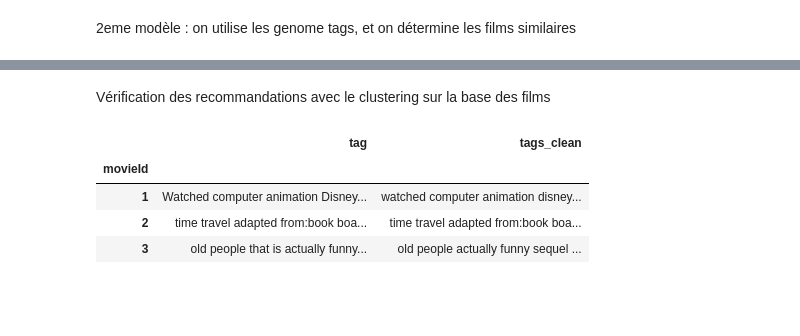
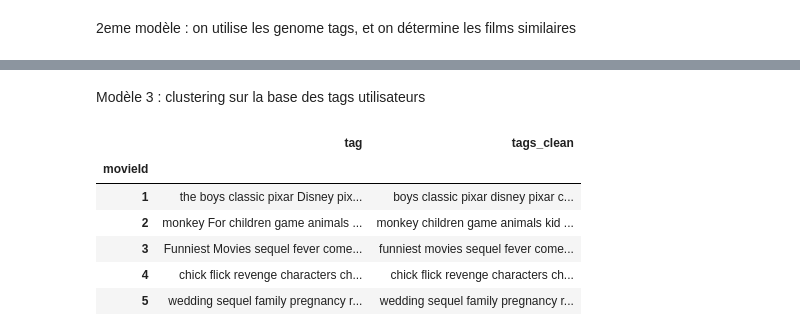
Before and after one commit to BoostMetrics/Recommandation-de-films, a Jupyter notebook: notebooks/03-modeling/model_mvlens_filtrage_contenu.ipynb, the cells around one changed output, grey strips where cells are left out. Cells and saved outputs as stored; diff of their text form; code cells hidden in the pictures; blank space fills up the shorter version.

```diff
--- a/notebooks/03-modeling/model_mvlens_filtrage_contenu.ipynb
+++ b/notebooks/03-modeling/model_mvlens_filtrage_contenu.ipynb
@@ -173 +18,5 @@ memory usage: 17.8 KB
+# %%
+movies = pd.read_csv('ratings_preprocessed.csv')
+tagsMovie = pd.read_csv('tags_preprocessed.csv')
+genomeMovie = pd.read_csv('genome_scores_preprocessed.csv')
 # %% [markdown]
@@ -196,5 +26,0 @@ tagsMovie.shape
-# %%
-# ajout du titre du film
-tagsMovie = tagsMovie.merge(movies[['movieId', 'title']], on='movieId', how='left')
-display(tagsMovie.head(2))
-tagsMovie.shape
@@ -215,8 +46,8 @@ print("Nombre de mots dans les tags : ", len(text))
 stop_words = set(stopwords.words('english'))
 #stop_words.update([",", ".", ":", "-"])
 
-tokens = [mot for mot in text if mot not in stop_words]
-print("Nombre de mots après filtrage : ", len(tokens))
+#tokens = [mot for mot in text if mot not in stop_words]
+#print("Nombre de mots après filtrage : ", len(tokens))
 
 # Définir le calque du nuage des mots
 wc = WordCloud(background_color="black", max_words=1000, stopwords=stop_words, max_font_size=50, random_state=42)
@@ -250,30 +82,22 @@ sim_euclidienne = 1 / (1 + euclidean_distances(matrice_tfidf))
 # %%
-# indices indexés par movieId (unique) → pas de collision sur les titres dupliqués
+# indices indexés par movieId (unique)
 indices = pd.Series(range(0, len(tagsMovie)), index=tagsMovie['movieId'])
 
-# Mapping titre → liste de movieIds pour gérer les titres dupliqués dans movies
-titre_vers_ids = tagsMovie.groupby('title')['movieId'].apply(list)
+# Mapping titre → movieId (unique après déduplication)
+titre_vers_id = tagsMovie.set_index('title')['movieId']
 
 def rechercher_par_titre(titre):
-    """Retourne le movieId correspondant au titre.
-    Si plusieurs films partagent le même titre, affiche les options et retourne la liste."""
-    if titre not in titre_vers_ids.index:
+    """Retourne le movieId correspondant au titre."""
+    if titre not in titre_vers_id.index:
         print(f"Aucun film trouvé pour '{titre}'")
         return None
-    ids = titre_vers_ids[titre]
-    if len(ids) == 1:
-        return ids[0]
-    print(f"Plusieurs films trouvés pour '{titre}' (titre dupliqué) :")
-    for mid in ids:
-        print(f"  movieId={mid} → {titre}")
-    print("Appelez recommander_films(movie_id) avec le movieId souhaité.")
-    return ids
+    return titre_vers_id[titre]
 
 # Fonction de recommandation basée sur la similarité cosinus (ou euclidienne)
 def recommander_films(movie_id, mat_sim=sim_cosinus, num_recommendations=10):
     # Récupérer la position dans la matrice TF-IDF via movieId (clé unique)
     idx = indices[movie_id]
-    titre_film = tagsMovie.loc[tagsMovie['movieId'] == movie_id, 'title'].values[0]
+    titre_film = titre_vers_id[titre_vers_id == movie_id].index[0]
 
     # Obtenir et trier les scores de similarité
     scores_similarite = sorted(
@@ -457,28 +234,28 @@ Recommandations genome pour Superman (1978) (movieId=2640) cosinus :
 # %% [markdown]
-Vérification des recommandations avec le clustering sur la base des films
+Modèle 3 : clustering sur la base des tags utilisateurs
 # %%
-# créons un dataframe qui contient movies, en mettant movieId comme index, ensuite en supprimmant title
+# créons un dataframe qui contient les tags utilisateurs, en mettant movieId comme index
 mv = tagsMovie.set_index('movieId')
-mv = mv.drop(columns=['title'])
-mv
+mv = mv[['tag']]
 
+# suppression des mots vides dans les tags pour le traitement du texte
 def preprocess(text):
     text = text.lower()
     tokens = text.split()
     tokens = [t for t in tokens if t not in stop_words]
     return " ".join(tokens)
 
 mv['tags_clean'] = mv['tag'].apply(preprocess)
-display(mv.head(3))
-#mv = mv.drop(columns=['tags'])
-#tfidf_cl = TfidfVectorizer(max_features=5000)
+display(mv.head())
 tfidf_cl = TfidfVectorizer()
 tfidf_matrix_cl = tfidf_cl.fit_transform(mv['tags_clean'])
 # %% [output]
 |  | tag | tags_clean |
 | movieId |  |  |
-| 1 | Watched computer animation Disney... | watched computer animation disney... |
-| 2 | time travel adapted from:book boa... | time travel adapted from:book boa... |
-| 3 | old people that is actually funny... | old people actually funny sequel ... |
+| 1 | the boys classic pixar Disney pix... | boys classic pixar disney pixar c... |
+| 2 | monkey For children game animals ... | monkey children game animals kid ... |
+| 3 | Funniest Movies sequel fever come... | funniest movies sequel fever come... |
+| 4 | chick flick revenge characters ch... | chick flick revenge characters ch... |
+| 5 | wedding sequel family pregnancy r... | wedding sequel family pregnancy r... |
 # %%
 # recherche du k optimal pour le clustering KMeans
```
Also changed, not shown: parts of 40 cells of this notebook, 1 other file.
